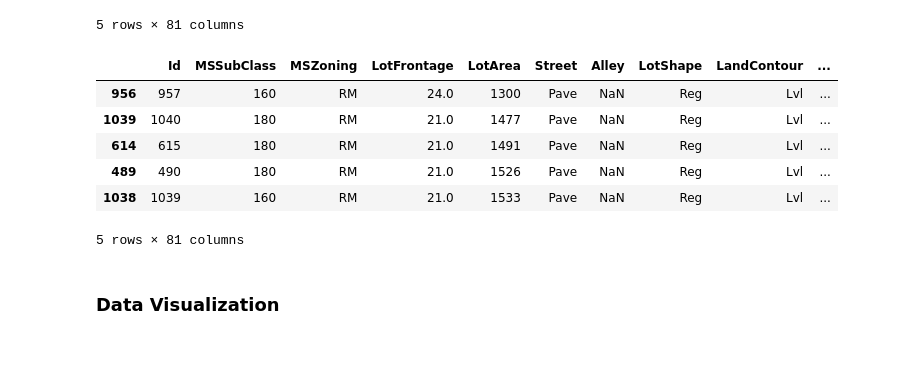
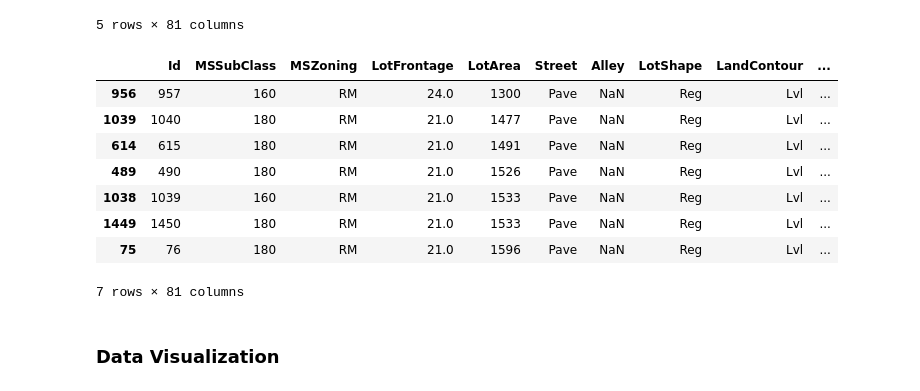
Before and after one commit to susara-ouchi/DA-2013---Scripts, a Jupyter notebook: Week 05/Cleaning Exercise/house_price_exercise.ipynb, the cells around one changed output. Drawn from its saved outputs; the diff is of its cells as text; code cells hidden in the pictures; blank space fills up the shorter version.

```diff
--- a/Week 05/Cleaning Exercise/house_price_exercise.ipynb
+++ b/Week 05/Cleaning Exercise/house_price_exercise.ipynb
@@ -289,15 +289,17 @@ df.nlargest(5, 'GrLivArea')
 5 rows × 81 columns
 # %%
 # Select bottom 5 houses by 'LotArea'.
-df.nsmallest(5, 'LotArea')
+df.nsmallest(7, 'LotArea')
 # %% [output]
 |  | Id | MSSubClass | MSZoning | LotFrontage | LotArea | Street | Alley | LotShape | LandContour | ... |
 | 956 | 957 | 160 | RM | 24.0 | 1300 | Pave | NaN | Reg | Lvl | ... |
 | 1039 | 1040 | 180 | RM | 21.0 | 1477 | Pave | NaN | Reg | Lvl | ... |
 | 614 | 615 | 180 | RM | 21.0 | 1491 | Pave | NaN | Reg | Lvl | ... |
 | 489 | 490 | 180 | RM | 21.0 | 1526 | Pave | NaN | Reg | Lvl | ... |
 | 1038 | 1039 | 160 | RM | 21.0 | 1533 | Pave | NaN | Reg | Lvl | ... |
+| 1449 | 1450 | 180 | RM | 21.0 | 1533 | Pave | NaN | Reg | Lvl | ... |
+| 75 | 76 | 180 | RM | 21.0 | 1596 | Pave | NaN | Reg | Lvl | ... |
-5 rows × 81 columns
+7 rows × 81 columns
 # %% [markdown]
 ### Data Visualization
 # %%
```
Also changed, not shown: parts of 7 cells of this notebook, 2 other files.
